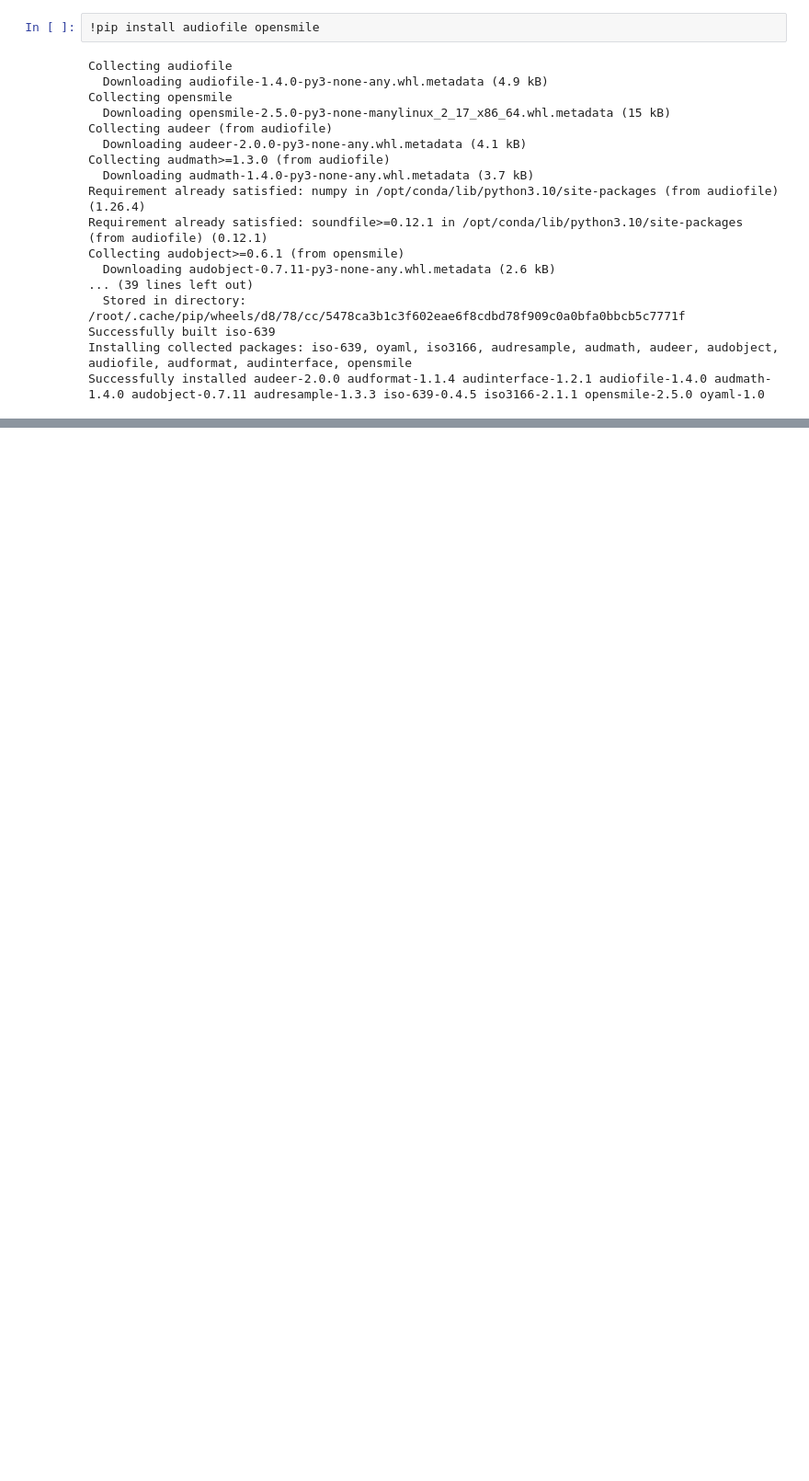
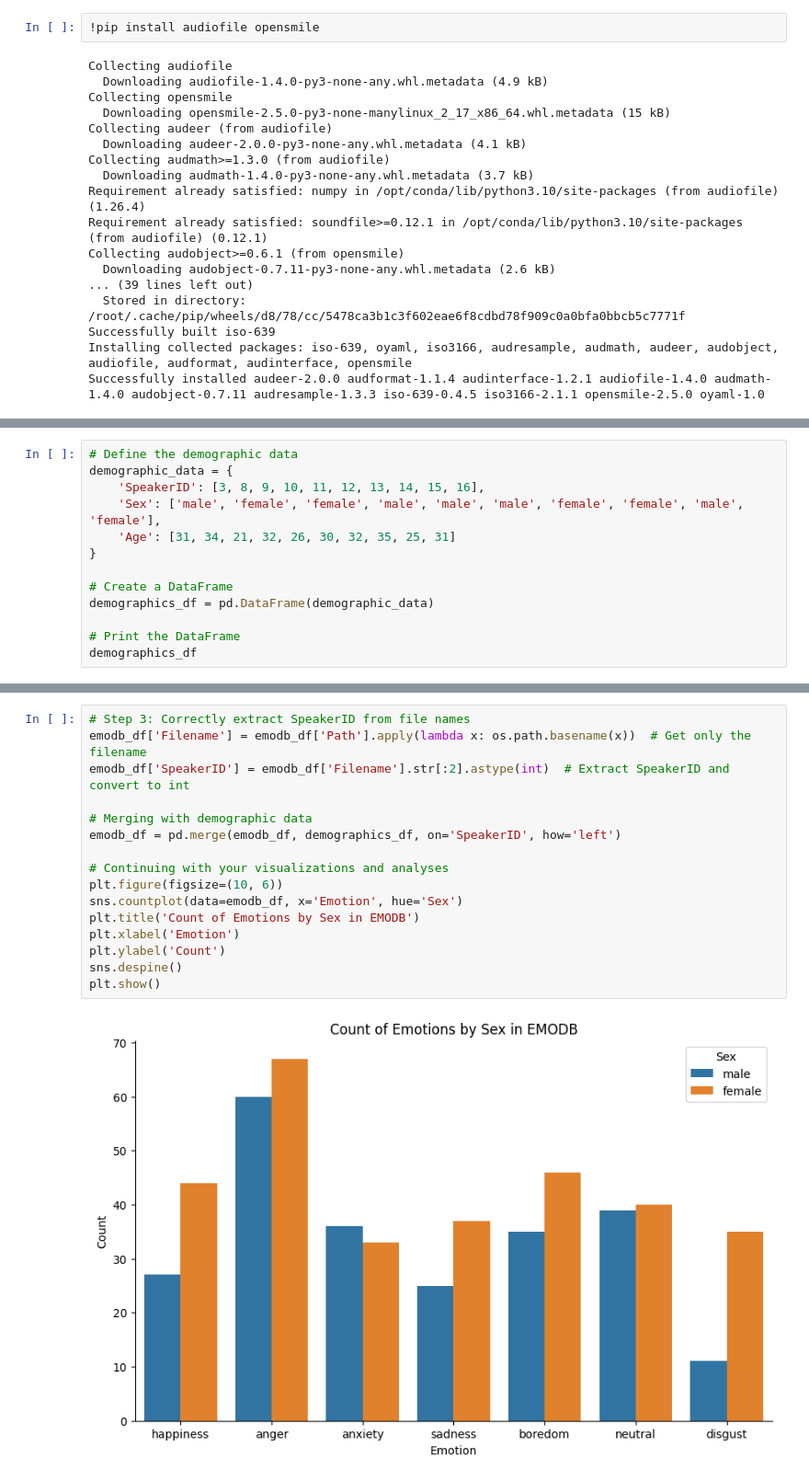
Before and after one commit to Captaindoggo/CUSSer, a Jupyter notebook: data_processing EmoDB.ipynb, the cells around one changed output, grey strips where cells are left out. Shown at 92% size. Saved outputs shown, nothing was run; the diff lists cells and outputs as text; blank space fills up the shorter version.

```diff
--- a/data_processing EmoDB.ipynb
+++ b/data_processing EmoDB.ipynb
@@ -118,0 +81,13 @@ plt.show()
+# %%
+# Define the demographic data
+demographic_data = {
+    'SpeakerID': [3, 8, 9, 10, 11, 12, 13, 14, 15, 16],
+    'Sex': ['male', 'female', 'female', 'male', 'male', 'male', 'female', 'female', 'male', 'female'],
+    'Age': [31, 34, 21, 32, 26, 30, 32, 35, 25, 31]
+}
+
+# Create a DataFrame
+demographics_df = pd.DataFrame(demographic_data)
+
+# Print the DataFrame
+demographics_df
@@ -119 +106,19 @@ plt.show()
+# %%
+# Step 3: Correctly extract SpeakerID from file names
+emodb_df['Filename'] = emodb_df['Path'].apply(lambda x: os.path.basename(x))  # Get only the filename
+emodb_df['SpeakerID'] = emodb_df['Filename'].str[:2].astype(int)  # Extract SpeakerID and convert to int
+
+# Merging with demographic data
+emodb_df = pd.merge(emodb_df, demographics_df, on='SpeakerID', how='left')
+
+# Continuing with your visualizations and analyses
+plt.figure(figsize=(10, 6))
+sns.countplot(data=emodb_df, x='Emotion', hue='Sex')
+plt.title('Count of Emotions by Sex in EMODB')
+plt.xlabel('Emotion')
+plt.ylabel('Count')
+sns.despine()
+plt.show()
+# %% [output]
+[figure, added]
 # %%
```
Also changed, not shown: parts of 11 cells of this notebook.
